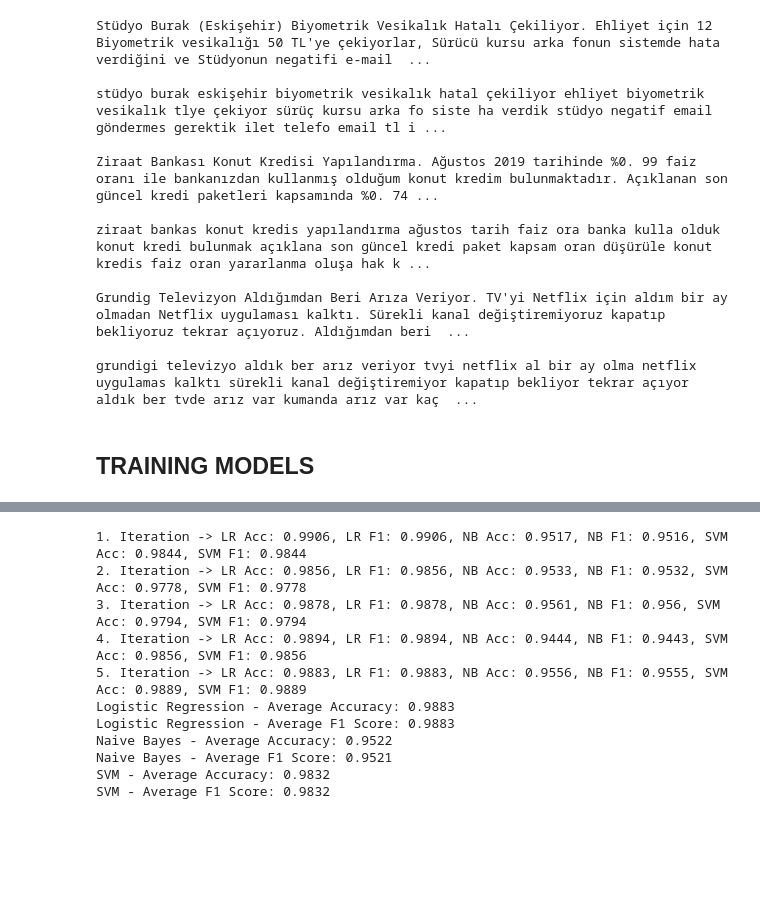
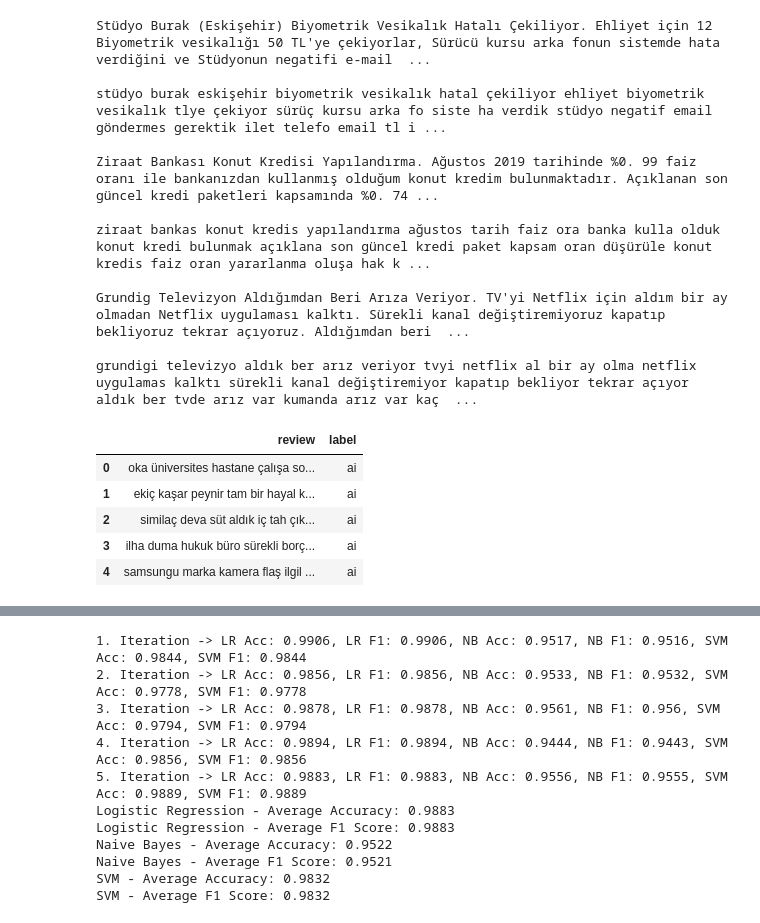
Before and after one commit to meric2/Turkish-AI-Generated-Content-Detection, a Jupyter notebook: baseline_models.ipynb, the cells around one changed output, grey strips where cells are left out. Drawn from its saved outputs; the diff is of its cells as text; code cells hidden in the pictures; blank space fills up the shorter version.

```diff
--- a/baseline_models.ipynb
+++ b/baseline_models.ipynb
@@ -230,5 +229,12 @@ ziraat bankas konut kredis yapılandırma ağustos tarih faiz ora banka kulla ol
 Grundig Televizyon Aldığımdan Beri Arıza Veriyor. TV'yi Netflix için aldım bir ay olmadan Netflix uygulaması kalktı. Sürekli kanal değiştiremiyoruz kapatıp bekliyoruz tekrar açıyoruz. Aldığımdan beri  ...
 
 grundigi televizyo aldık ber arız veriyor tvyi netflix al bir ay olma netflix uygulamas kalktı sürekli kanal değiştiremiyor kapatıp bekliyor tekrar açıyor aldık ber tvde arız var kumanda arız var kaç  ...
-# %% [markdown]
-## TRAINING MODELS
+# %%
+ai_data.head()
+# %% [output]
+|  | review | label |
+| 0 | oka üniversites hastane çalışa so... | ai |
+| 1 | ekiç kaşar peynir tam bir hayal k... | ai |
+| 2 | similaç deva süt aldık iç tah çık... | ai |
+| 3 | ilha duma hukuk büro sürekli borç... | ai |
+| 4 | samsungu marka kamera flaş ilgil ... | ai |
```
Also changed, not shown: parts of 10 cells of this notebook, 1 other file.
